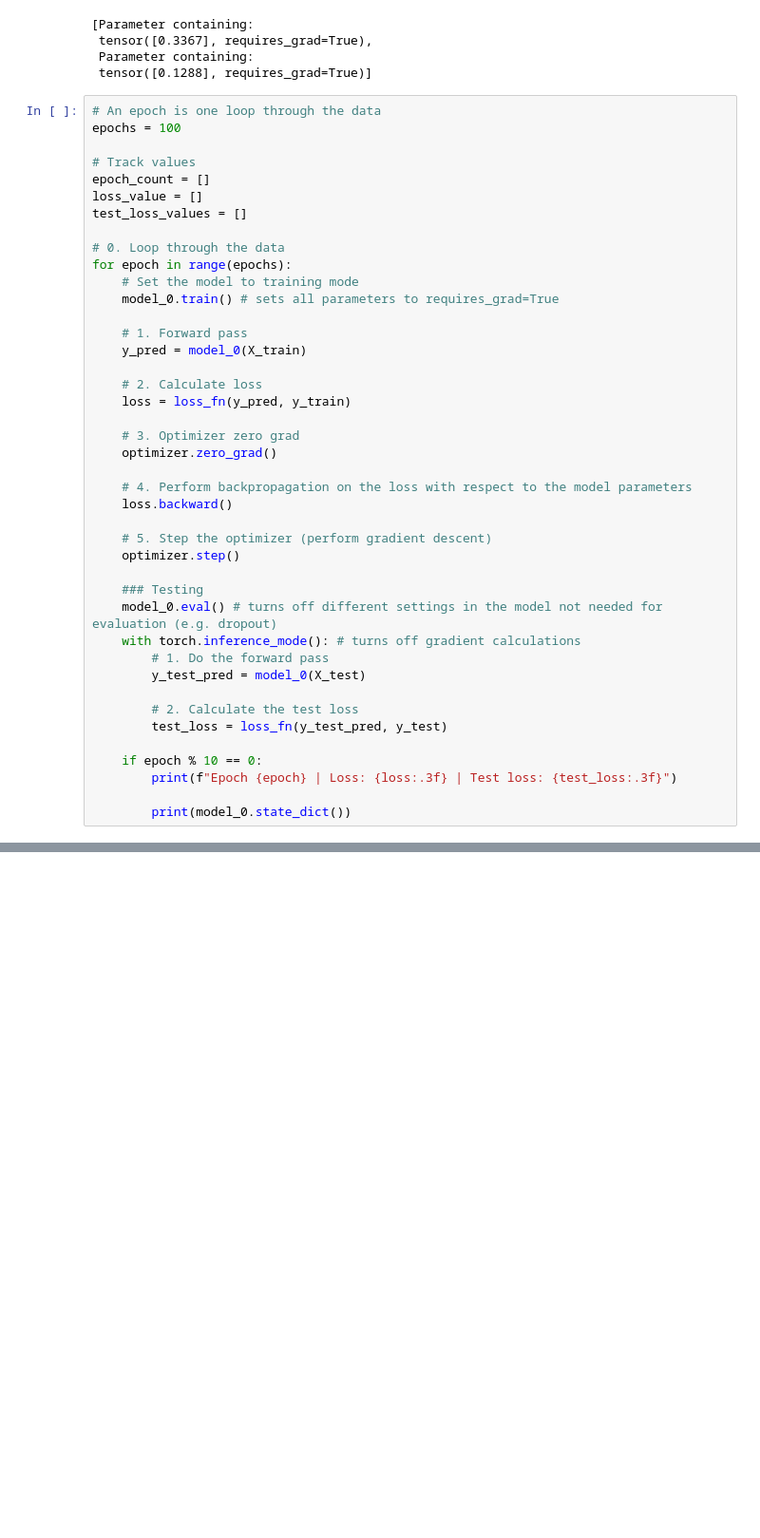
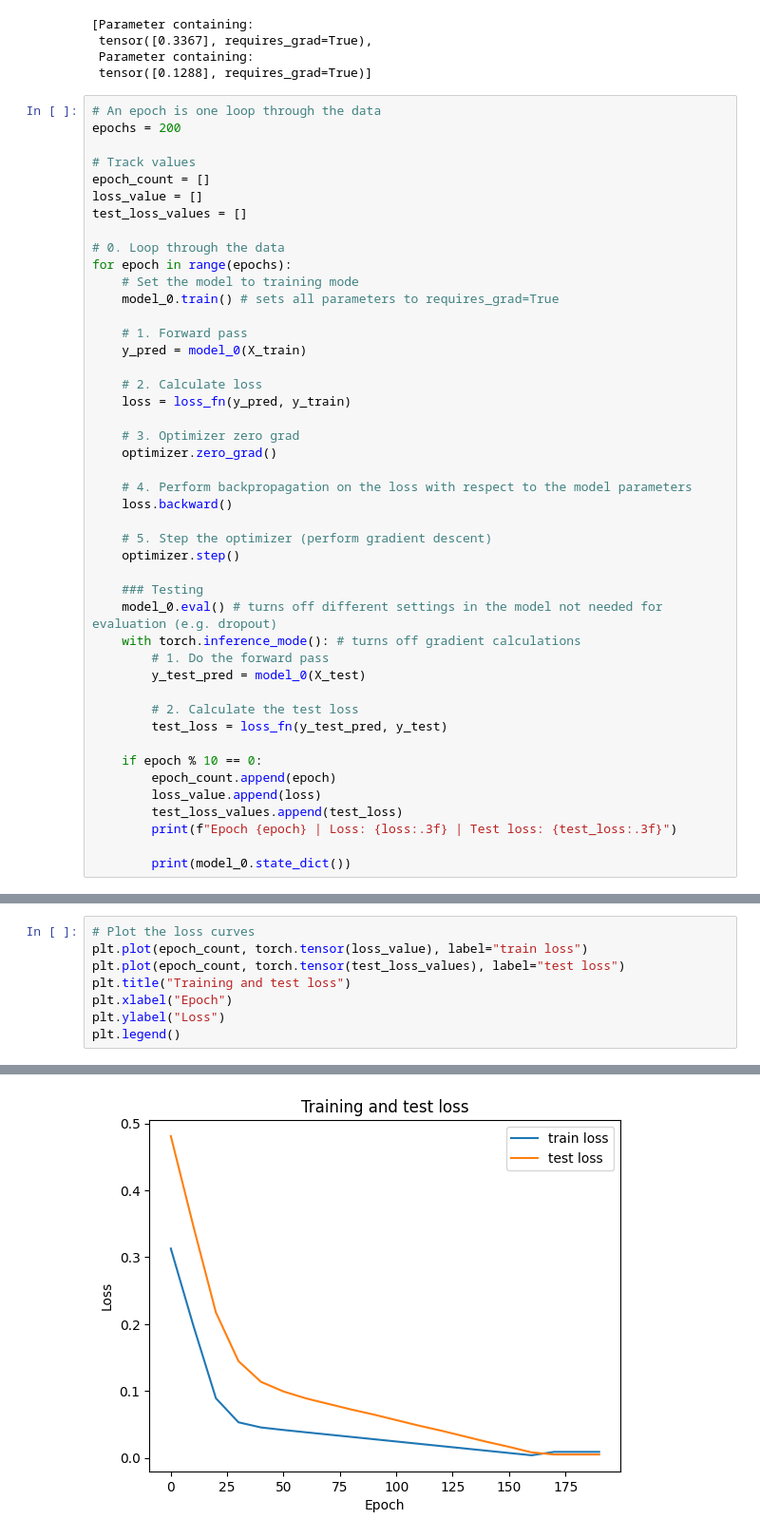
Before and after one commit to kwonji39/work, a Jupyter notebook: pytorch_02.ipynb, the cells around one changed output, grey strips where cells are left out. Shown at 95% size. Cells and saved outputs as stored; diff of their text form; blank space fills up the shorter version.

Commit message:
creating graph to compare

```diff
--- a/pytorch_02.ipynb
+++ b/pytorch_02.ipynb
@@ -249,7 +249,7 @@ list(model_0.parameters())
  tensor([0.1288], requires_grad=True)]
 # %%
 # An epoch is one loop through the data
-epochs = 100
+epochs = 200
 
 # Track values
 epoch_count = []
@@ -286,6 +286,9 @@ for epoch in range(epochs):
         test_loss = loss_fn(y_test_pred, y_test)
 
     if epoch % 10 == 0:
+        epoch_count.append(epoch)
+        loss_value.append(loss)
+        test_loss_values.append(test_loss)
         print(f"Epoch {epoch} | Loss: {loss:.3f} | Test loss: {test_loss:.3f}")
 
         print(model_0.state_dict())
@@ -312,0 +313,9 @@ OrderedDict([('weights', tensor([0.5629])), ('bias', tensor([0.3573]))])
+# %%
+# Plot the loss curves
+plt.plot(epoch_count, torch.tensor(loss_value), label="train loss")
+plt.plot(epoch_count, torch.tensor(test_loss_values), label="test loss")
+plt.title("Training and test loss")
+plt.xlabel("Epoch")
+plt.ylabel("Loss")
+plt.legend()
+# %% [output]
@@ -313,3 +323,4 @@ OrderedDict([('weights', tensor([0.5629])), ('bias', tensor([0.3573]))])
+[figure, added]
 # %%
 with torch.inference_mode():
     y_preds = model_0(X_test)
```
Also changed, not shown: parts of 4 cells of this notebook.
